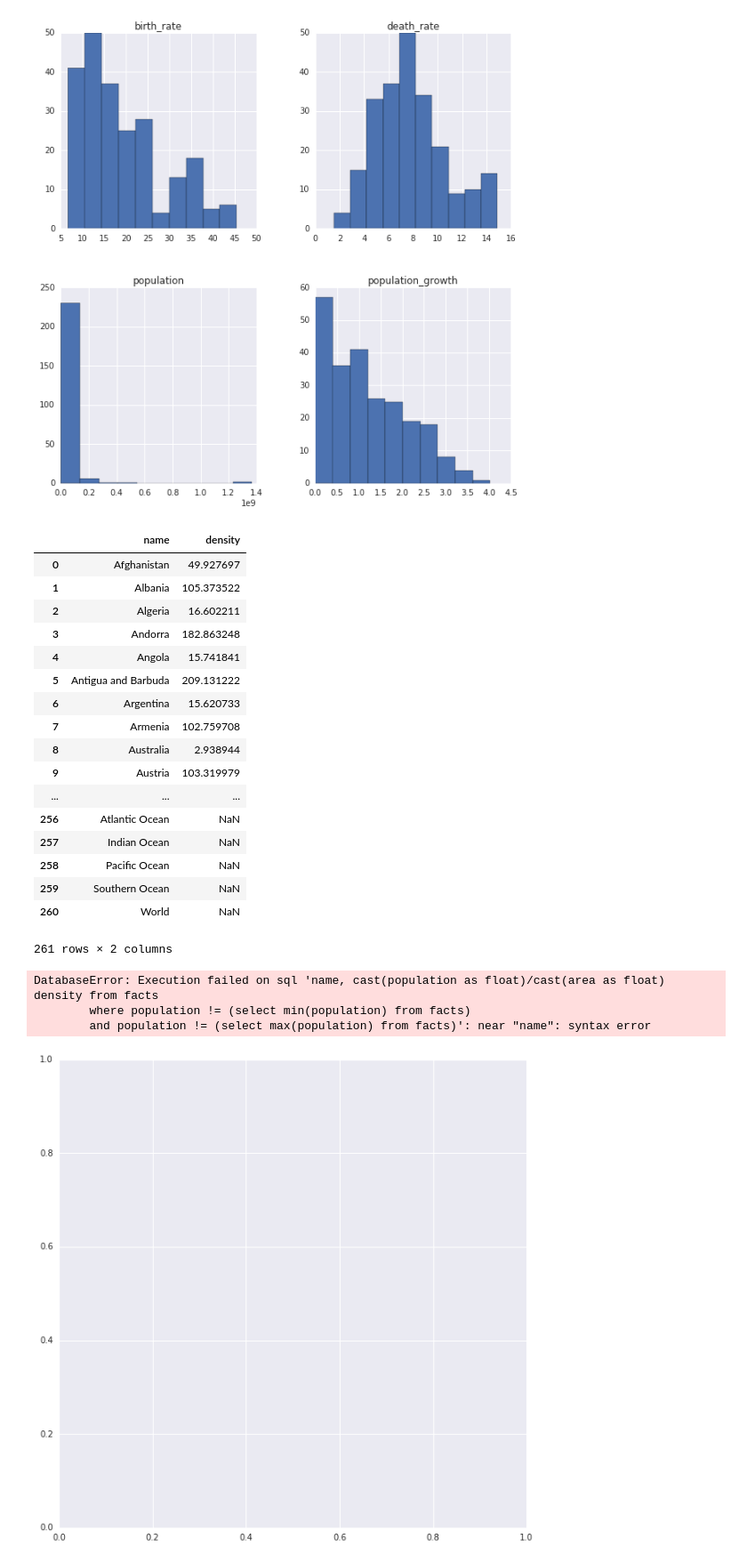
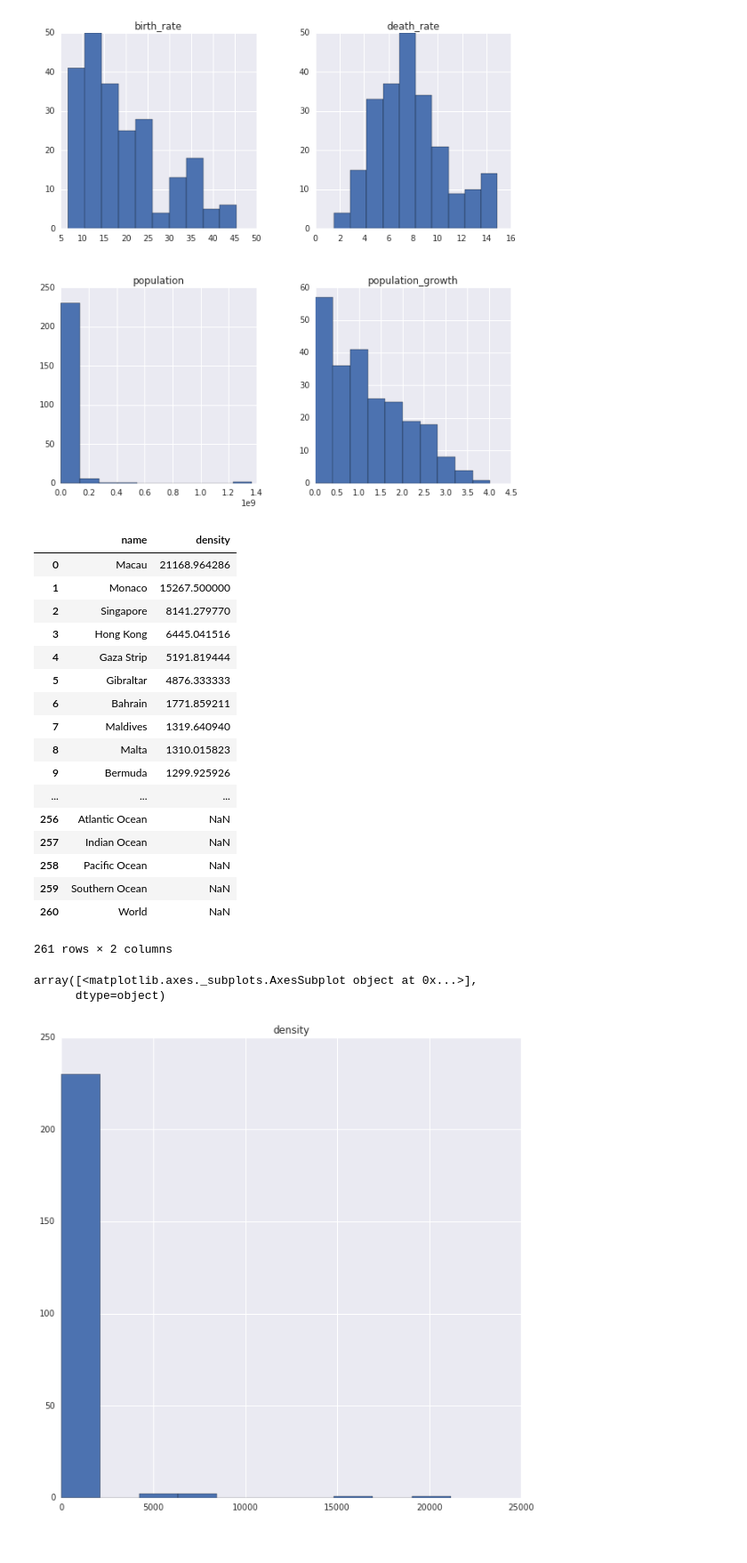
Before and after one commit to samim195/Factbook, a Jupyter notebook: Basics.ipynb, the cells around one changed output. Shown at 89% size. Drawn from its saved outputs; the diff is of its cells as text; code cells hidden in the pictures.

```diff
--- a/Basics.ipynb
+++ b/Basics.ipynb
@@ -60,20 +59,20 @@ array([[<matplotlib.axes._subplots.AxesSubplot object at 0x...>,
       dtype=object)
 [figure]
 # %%
-q6 = "select name, cast(population as float)/cast(area as float) density from facts"
+q6 = "select name, cast(population as float)/cast(area as float) density from facts order by density DESC"
 pd.read_sql_query(q6, conn)
 # %% [output]
 |  | name | density |
-| 0 | Afghanistan | 49.927697 |
-| 1 | Albania | 105.373522 |
-| 2 | Algeria | 16.602211 |
-| 3 | Andorra | 182.863248 |
-| 4 | Angola | 15.741841 |
-| 5 | Antigua and Barbuda | 209.131222 |
-| 6 | Argentina | 15.620733 |
-| 7 | Armenia | 102.759708 |
-| 8 | Australia | 2.938944 |
-| 9 | Austria | 103.319979 |
+| 0 | Macau | 21168.964286 |
+| 1 | Monaco | 15267.500000 |
+| 2 | Singapore | 8141.279770 |
+| 3 | Hong Kong | 6445.041516 |
+| 4 | Gaza Strip | 5191.819444 |
+| 5 | Gibraltar | 4876.333333 |
+| 6 | Bahrain | 1771.859211 |
+| 7 | Maldives | 1319.640940 |
+| 8 | Malta | 1310.015823 |
+| 9 | Bermuda | 1299.925926 |
 | ... | ... | ... |
 | 256 | Atlantic Ocean | NaN |
 | 257 | Indian Ocean | NaN |
@@ -84,14 +83,13 @@ pd.read_sql_query(q6, conn)
 # %%
 %matplotlib inline
 fig = plt.figure(figsize=(10,10))
 ax = fig.add_subplot(111)
 
-q7 = '''name, cast(population as float)/cast(area as float) density from facts
+q5 = '''select name, cast(population as float)/cast(area as float) as density from facts
         where population != (select min(population) from facts)
         and population != (select max(population) from facts)'''
-pd.read_sql_query(q7, conn).hist(ax=ax)
+pd.read_sql_query(q5, conn).hist(ax=ax)
 # %% [output]
-DatabaseError: Execution failed on sql 'name, cast(population as float)/cast(area as float) density from facts
-        where population != (select min(population) from facts)
-        and population != (select max(population) from facts)': near "name": syntax error
+array([<matplotlib.axes._subplots.AxesSubplot object at 0x...>],
+      dtype=object)
-[figure, old version]
+[figure, new version]
```
Also changed, not shown: parts of 2 cells of this notebook.
